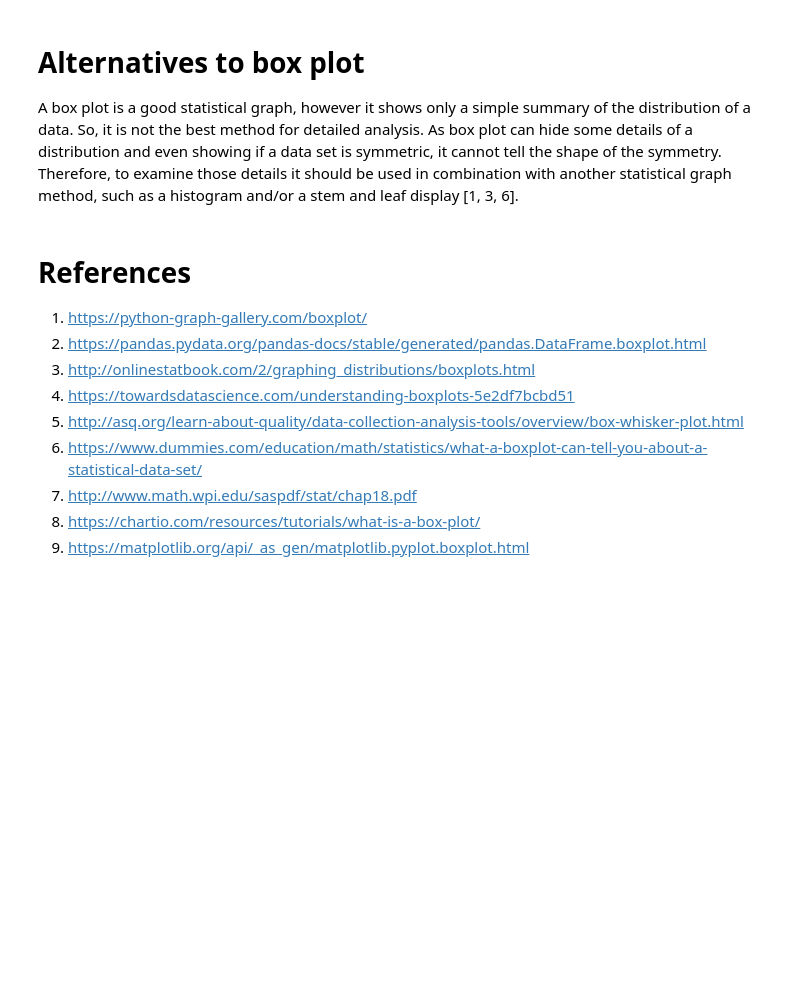
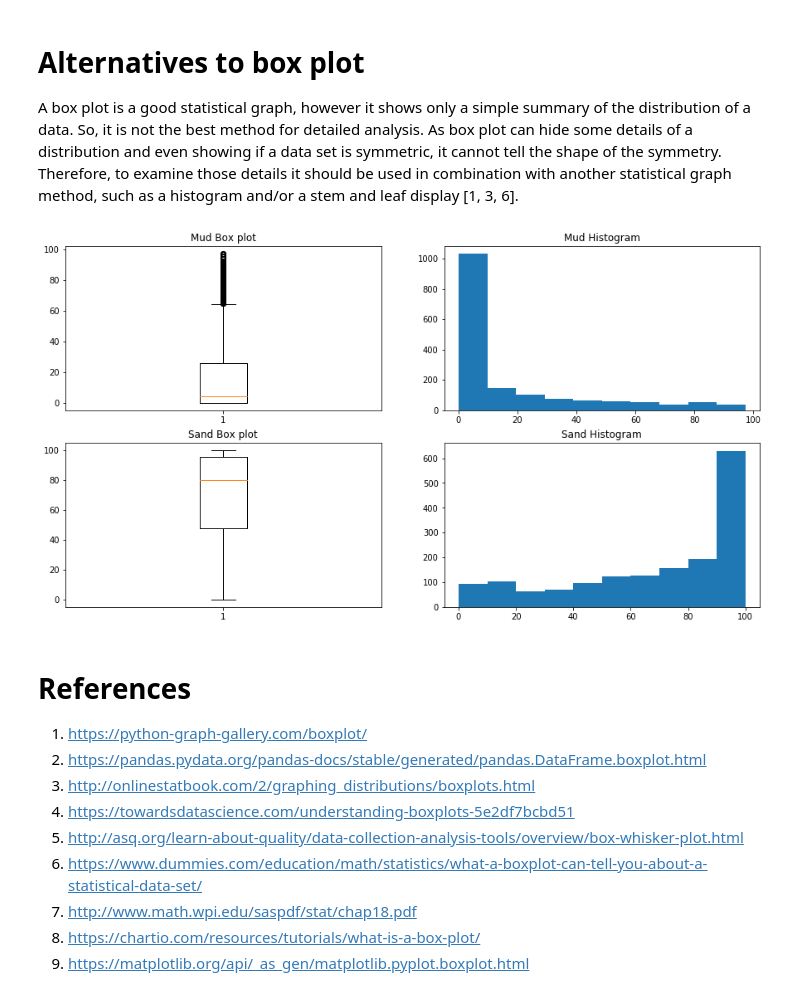
Before and after one commit to npradaschnor/Fundamental-for-Data-Analysis-Project2018, a Jupyter notebook: Fundamental-of-Data-Analytics - Project 2018.ipynb, the cells around one changed output. Cells and saved outputs as stored; diff of their text form; code cells hidden in the pictures; blank space fills up the shorter version.

```diff
--- a/Fundamental-of-Data-Analytics - Project 2018.ipynb
+++ b/Fundamental-of-Data-Analytics - Project 2018.ipynb
@@ -146,6 +173,19 @@ plt.show()
 # Alternatives to box plot
 
 A box plot is a good statistical graph, however it shows only a simple summary of the distribution of a data. So, it is not the best method for detailed analysis. As box plot can hide some details of a distribution and even showing if a data set is symmetric, it cannot tell the shape of the symmetry. Therefore, to examine those details it should be used in combination with another statistical graph method, such as a histogram and/or a stem and leaf display [1, 3, 6].
+# %%
+f, axes = plt.subplots(2, 2, figsize=(15,8))
+axes [0,0]. boxplot('MUD', data=df)
+axes [0,0].set_title('Mud Box plot')
+axes [0,1].hist('MUD', data = df)
+axes [0,1].set_title('Mud Histogram')
+axes [1,0]. boxplot('SAND', data=df)
+axes [1,0].set_title('Sand Box plot')
+axes [1,1].hist('SAND', data = df)
+axes [1,1].set_title('Sand Histogram')
+plt.show()
+# %% [output]
+[figure, added]
 # %% [markdown]
 # References
 
```
Also changed, not shown: parts of 4 cells of this notebook.
